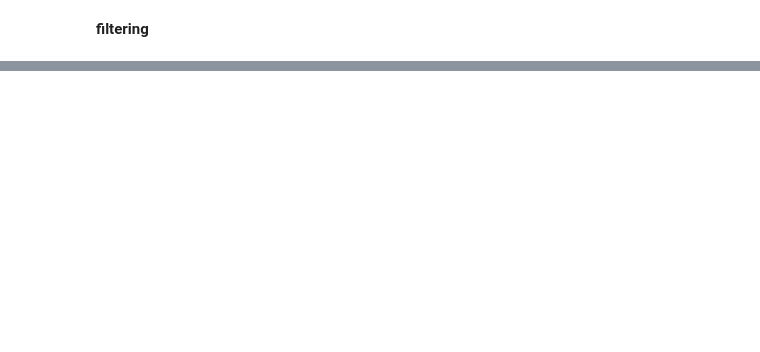
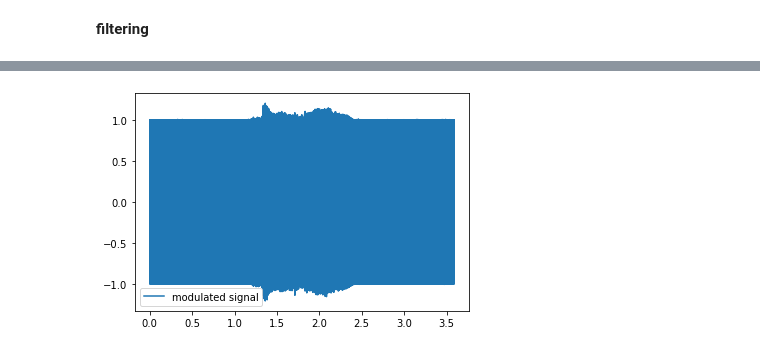
Before and after one commit to IngridSin/COMP3516_Proj, a Jupyter notebook: ingrid.ipynb, the cells around one changed output, grey strips where cells are left out. Saved outputs shown, nothing was run; the diff lists cells and outputs as text; code cells hidden in the pictures; blank space fills up the shorter version.

```diff
--- a/ingrid.ipynb
+++ b/ingrid.ipynb
@@ -172,0 +121,30 @@ print(signal)
+# %%
+import numpy as np
+import scipy.signal as signal
+
+# Define the carrier frequency and modulation frequency
+carrier_freq = 50000 # Hz
+modulating_freq = 16000 # Hz
+
+carrier_signal = np.sin(2 * np.pi * carrier_freq * time)
+
+# Combine the carrier and modulating signals using AM modulation
+modulated_signal = (1 + signalx) * carrier_signal
+
+# Amplify the modulated signal to a suitable level for transmission
+amplified_signal = 10 * modulated_signal
+
+# Transmit the signal using an ultrasonic transducer
+# (code to control the transducer will depend on the specific hardware used)
+
+# Demodulate the received signal to recover the original modulating signal
+demodulated_signal = signal.detrend(signal.hilbert(amplified_signal))
+#demodulated_signal = np.abs(demodulated_signal)
+# Plot the original modulating signal and the demodulated signal
+import matplotlib.pyplot as plt
+#plt.plot(time, signalx, label='Modulating signal')
+plt.plot(time, modulated_signal, label='modulated signal')
+plt.legend()
+plt.show()
+# %% [output]
+[figure, added]
```
Also changed, not shown: parts of 20 cells of this notebook, 6 other files.
